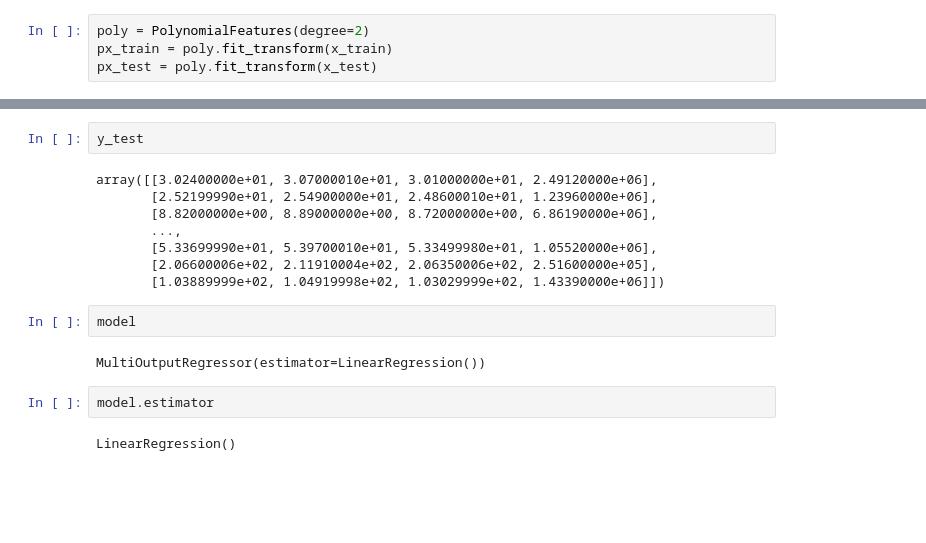
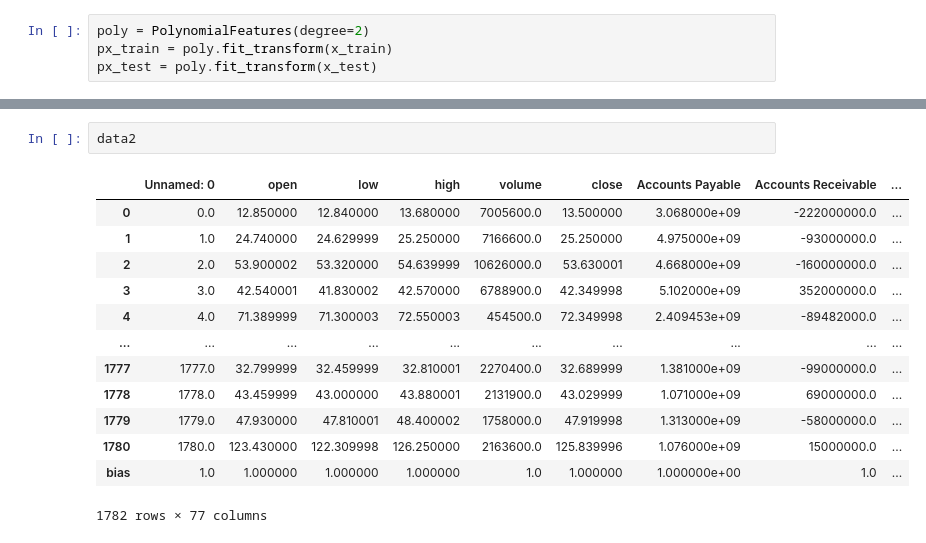
Before and after one commit to kinglouisph/datamining3, a Jupyter notebook: project3.ipynb, the cells around one changed output, grey strips where cells are left out. Drawn from its saved outputs; the diff is of its cells as text; blank space fills up the shorter version.

```diff
--- a/project3.ipynb
+++ b/project3.ipynb
@@ -384,18 +395,16 @@ array([[ 3.09354398e+02,  3.44278408e+02,  3.30532388e+02,
-# %%
-y_test
-# %% [output]
-array([[3.02400000e+01, 3.07000010e+01, 3.01000000e+01, 2.49120000e+06],
-       [2.52199990e+01, 2.54900000e+01, 2.48600010e+01, 1.23960000e+06],
-       [8.82000000e+00, 8.89000000e+00, 8.72000000e+00, 6.86190000e+06],
-       ...,
-       [5.33699990e+01, 5.39700010e+01, 5.33499980e+01, 1.05520000e+06],
-       [2.06600006e+02, 2.11910004e+02, 2.06350006e+02, 2.51600000e+05],
-       [1.03889999e+02, 1.04919998e+02, 1.03029999e+02, 1.43390000e+06]])
-# %%
-model
-# %% [output]
-MultiOutputRegressor(estimator=LinearRegression())
-# %%
-model.estimator
-# %% [output]
-LinearRegression()
+# %%
+data2
+# %% [output]
+|  | Unnamed: 0 | open | low | high | volume | close | Accounts Payable | Accounts Receivable | ... |
+| 0 | 0.0 | 12.850000 | 12.840000 | 13.680000 | 7005600.0 | 13.500000 | 3.068000e+09 | -222000000.0 | ... |
+| 1 | 1.0 | 24.740000 | 24.629999 | 25.250000 | 7166600.0 | 25.250000 | 4.975000e+09 | -93000000.0 | ... |
+| 2 | 2.0 | 53.900002 | 53.320000 | 54.639999 | 10626000.0 | 53.630001 | 4.668000e+09 | -160000000.0 | ... |
+| 3 | 3.0 | 42.540001 | 41.830002 | 42.570000 | 6788900.0 | 42.349998 | 5.102000e+09 | 352000000.0 | ... |
+| 4 | 4.0 | 71.389999 | 71.300003 | 72.550003 | 454500.0 | 72.349998 | 2.409453e+09 | -89482000.0 | ... |
+| ... | ... | ... | ... | ... | ... | ... | ... | ... | ... |
+| 1777 | 1777.0 | 32.799999 | 32.459999 | 32.810001 | 2270400.0 | 32.689999 | 1.381000e+09 | -99000000.0 | ... |
+| 1778 | 1778.0 | 43.459999 | 43.000000 | 43.880001 | 2131900.0 | 43.029999 | 1.071000e+09 | 69000000.0 | ... |
+| 1779 | 1779.0 | 47.930000 | 47.810001 | 48.400002 | 1758000.0 | 47.919998 | 1.313000e+09 | -58000000.0 | ... |
+| 1780 | 1780.0 | 123.430000 | 122.309998 | 126.250000 | 2163600.0 | 125.839996 | 1.076000e+09 | 15000000.0 | ... |
+| bias | 1.0 | 1.000000 | 1.000000 | 1.000000 | 1.0 | 1.000000 | 1.000000e+00 | 1.0 | ... |
+1782 rows × 77 columns
```
Also changed, not shown: parts of 25 cells of this notebook.
